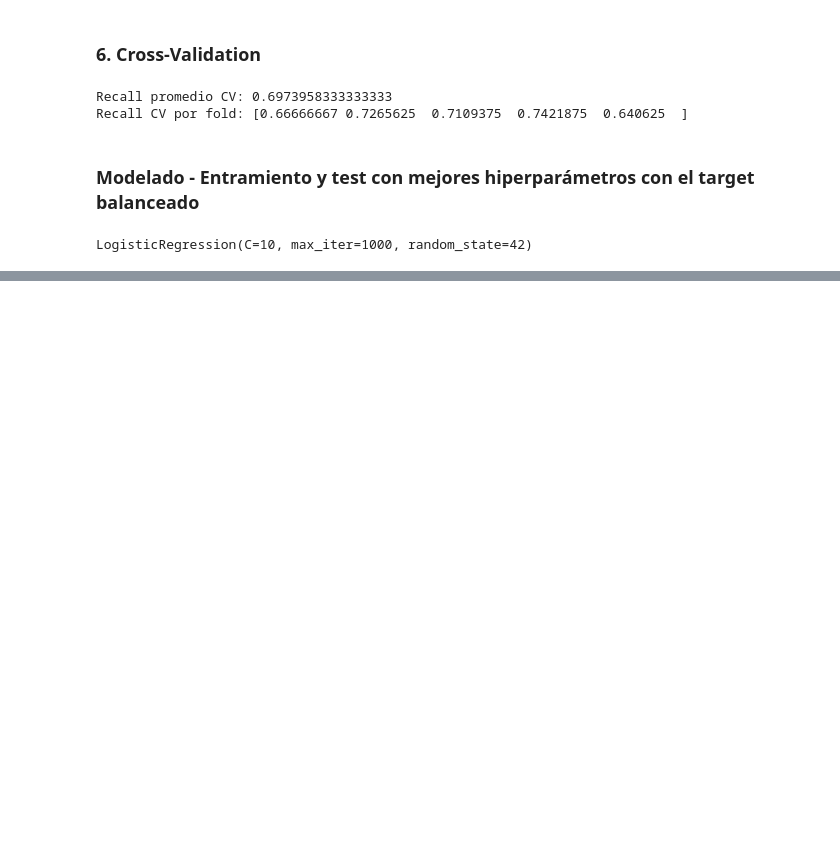
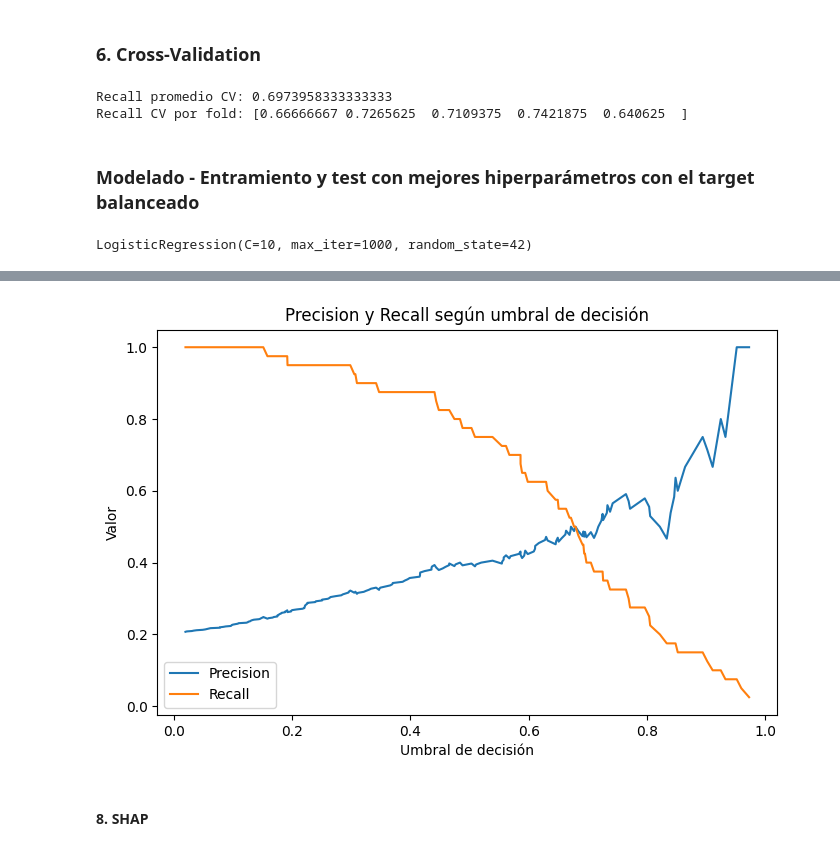
Before and after one commit to Rdorta08/ML_PowerBI, a Jupyter notebook: notebooks/notebook.ipynb, the cells around one changed output, grey strips where cells are left out. Saved outputs shown, nothing was run; the diff lists cells and outputs as text; code cells hidden in the pictures; blank space fills up the shorter version.

```diff
--- a/notebooks/notebook.ipynb
+++ b/notebooks/notebook.ipynb
@@ -694,0 +717,15 @@ weighted avg       0.81      0.71      0.74       193
+# %%
+precision, recall, thresholds = precision_recall_curve(y_test, y_prob)
+
+plt.figure(figsize=(8,5))
+plt.plot(thresholds, precision[:-1], label='Precision')
+plt.plot(thresholds, recall[:-1], label='Recall')
+plt.xlabel("Umbral de decisión")
+plt.ylabel("Valor")
+plt.title("Precision y Recall según umbral de decisión")
+plt.legend()
+plt.show()
+# %% [output]
+[figure, added]
+# %% [markdown]
+#### 8. **SHAP**
```
Also changed, not shown: parts of 12 cells of this notebook, 9 other files.
